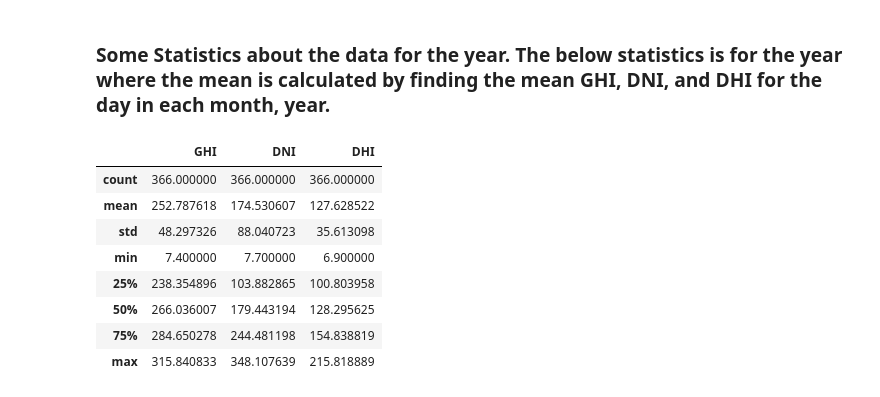
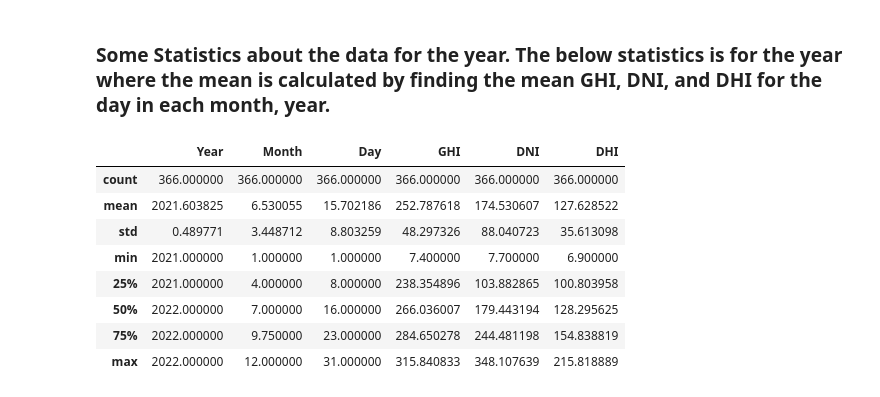
Before and after one commit to leuel-a/moonlight_solar-farm_data-analysis, a Jupyter notebook: notebooks/01-benin-malanville.ipynb, the cells around one changed output. Cells and saved outputs as stored; diff of their text form; code cells hidden in the pictures.

```diff
--- a/notebooks/01-benin-malanville.ipynb
+++ b/notebooks/01-benin-malanville.ipynb
@@ -118,16 +117,16 @@ grouped_by_year = (
 # %% [markdown]
 ### Some Statistics about the data for the year. The below statistics is for the year where the mean is calculated by finding the mean GHI, DNI, and DHI for the day in each month, year.
-# %%
-summary_stats = grouped_by_year[["GHI", "DNI", "DHI"]].describe()
-
-summary_stats
-# %% [output]
-|  | GHI | DNI | DHI |
-| count | 366.000000 | 366.000000 | 366.000000 |
-| mean | 252.787618 | 174.530607 | 127.628522 |
-| std | 48.297326 | 88.040723 | 35.613098 |
-| min | 7.400000 | 7.700000 | 6.900000 |
-| 25% | 238.354896 | 103.882865 | 100.803958 |
-| 50% | 266.036007 | 179.443194 | 128.295625 |
-| 75% | 284.650278 | 244.481198 | 154.838819 |
-| max | 315.840833 | 348.107639 | 215.818889 |
+# %%
+summary_stats = grouped_by_year.describe()
+
+summary_stats  # This is some summary stats for the DNI, GHI, and DHI
+# %% [output]
+|  | Year | Month | Day | GHI | DNI | DHI |
+| count | 366.000000 | 366.000000 | 366.000000 | 366.000000 | 366.000000 | 366.000000 |
+| mean | 2021.603825 | 6.530055 | 15.702186 | 252.787618 | 174.530607 | 127.628522 |
+| std | 0.489771 | 3.448712 | 8.803259 | 48.297326 | 88.040723 | 35.613098 |
+| min | 2021.000000 | 1.000000 | 1.000000 | 7.400000 | 7.700000 | 6.900000 |
+| 25% | 2021.000000 | 4.000000 | 8.000000 | 238.354896 | 103.882865 | 100.803958 |
+| 50% | 2022.000000 | 7.000000 | 16.000000 | 266.036007 | 179.443194 | 128.295625 |
+| 75% | 2022.000000 | 9.750000 | 23.000000 | 284.650278 | 244.481198 | 154.838819 |
+| max | 2022.000000 | 12.000000 | 31.000000 | 315.840833 | 348.107639 | 215.818889 |
```
Also changed, not shown: parts of 12 cells of this notebook, 1 other file.
